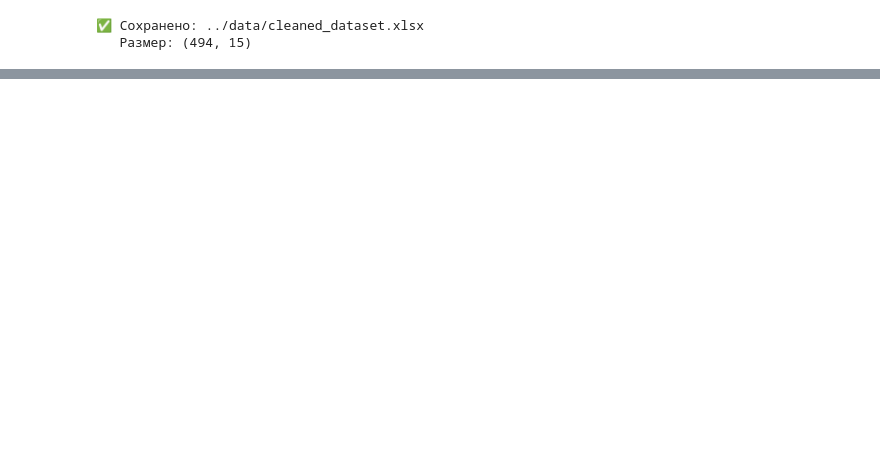
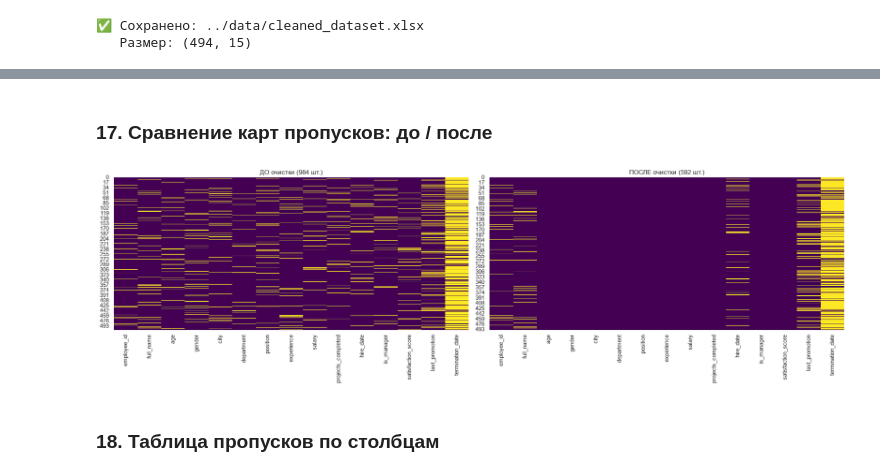
Before and after one commit to shahistakochkarova-debug/-1-data-cleaning, a Jupyter notebook: notebooks/lab1_cleaning.ipynb, the cells around one changed output, grey strips where cells are left out. Saved outputs shown, nothing was run; the diff lists cells and outputs as text; code cells hidden in the pictures; blank space fills up the shorter version.

```diff
--- a/notebooks/lab1_cleaning.ipynb
+++ b/notebooks/lab1_cleaning.ipynb
@@ -299,0 +345,13 @@ print(f"  Столбцы: {list(df_check.columns)}")
+# %% [markdown]
+### 17. Сравнение карт пропусков: до / после
+# %%
+fig, axes = plt.subplots(1, 2, figsize=(20, 6))
+sns.heatmap(df_dirty.isna(), cbar=False, cmap="viridis", ax=axes[0])
+axes[0].set_title(f"ДО очистки ({df_dirty.isna().sum().sum()} шт.)")
+sns.heatmap(df.isna(), cbar=False, cmap="viridis", ax=axes[1])
+axes[1].set_title(f"ПОСЛЕ очистки ({df.isna().sum().sum()} шт.)")
+plt.tight_layout(); plt.show()
+# %% [output]
+[figure, added]
+# %% [markdown]
+### 18. Таблица пропусков по столбцам
```
Also changed, not shown: parts of 34 cells of this notebook, 2 other files.
